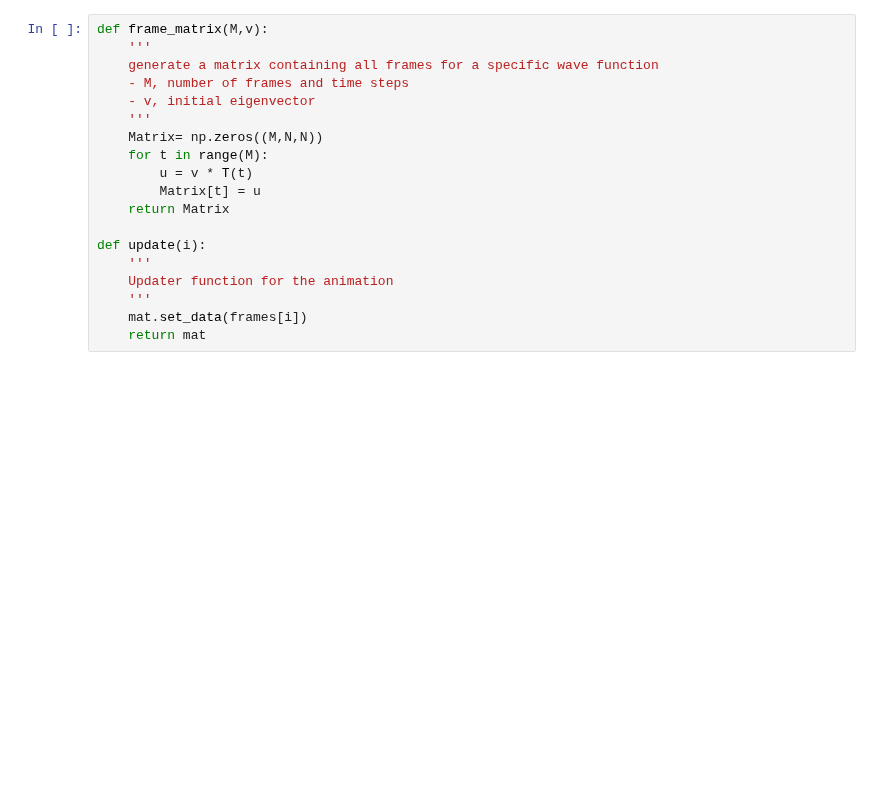
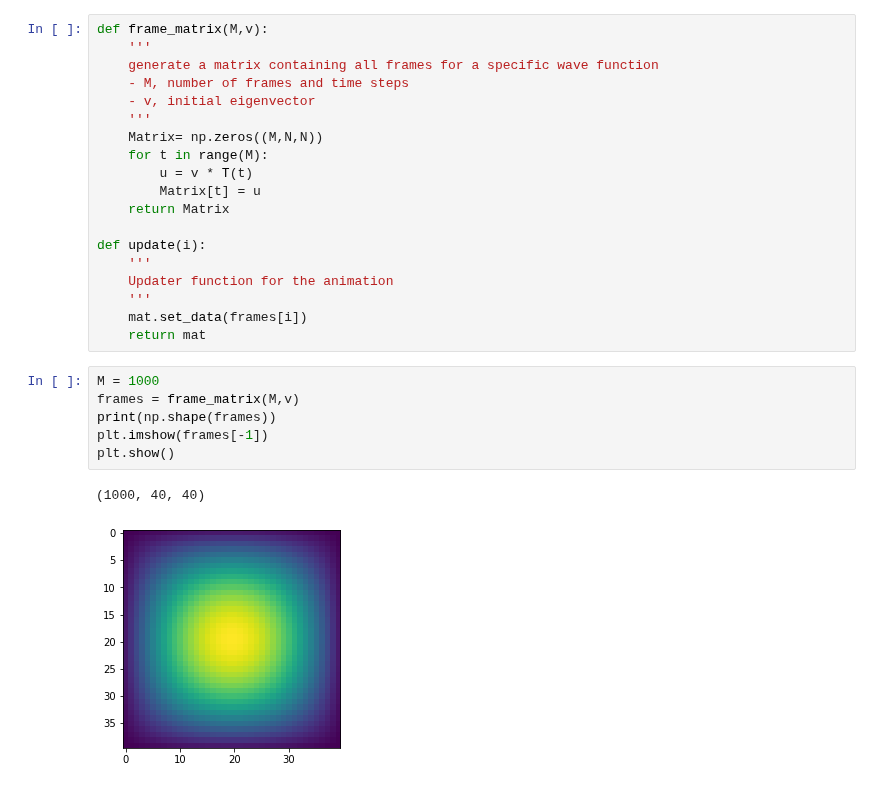
Before and after one commit to karellempes/ScieComp, a Jupyter notebook: Assignment 3/3.1Eigen modes of drums of different shapes.ipynb, the cells around one changed output. Saved outputs shown, nothing was run; the diff lists cells and outputs as text; blank space fills up the shorter version.

```diff
--- a/Assignment 3/3.1Eigen modes of drums of different shapes.ipynb
+++ b/Assignment 3/3.1Eigen modes of drums of different shapes.ipynb
@@ -254,4 +254,13 @@ def update(i):
     '''
     mat.set_data(frames[i])
     return mat
+# %%
+M = 1000
+frames = frame_matrix(M,v)
+print(np.shape(frames))
+plt.imshow(frames[-1])
+plt.show()
+# %% [output]
+(1000, 40, 40)
+[figure, added]
 # %%
```
Also changed, not shown: parts of 10 cells of this notebook, 1 other file.
